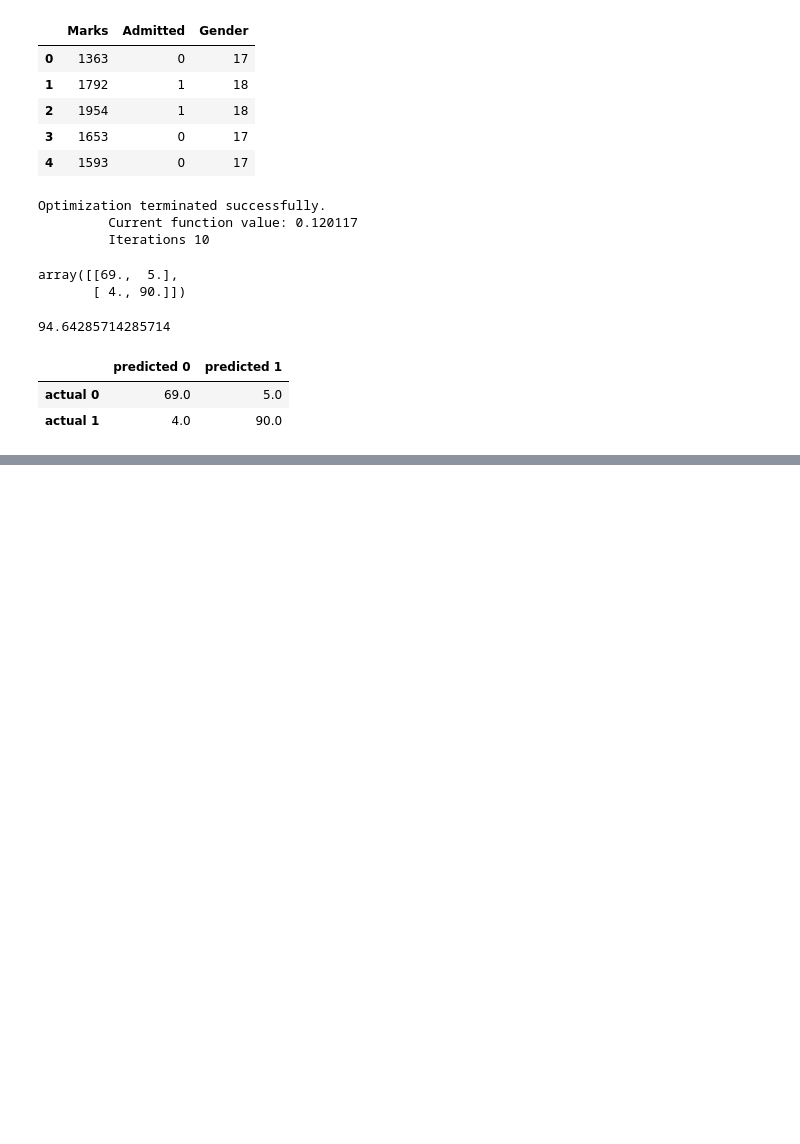
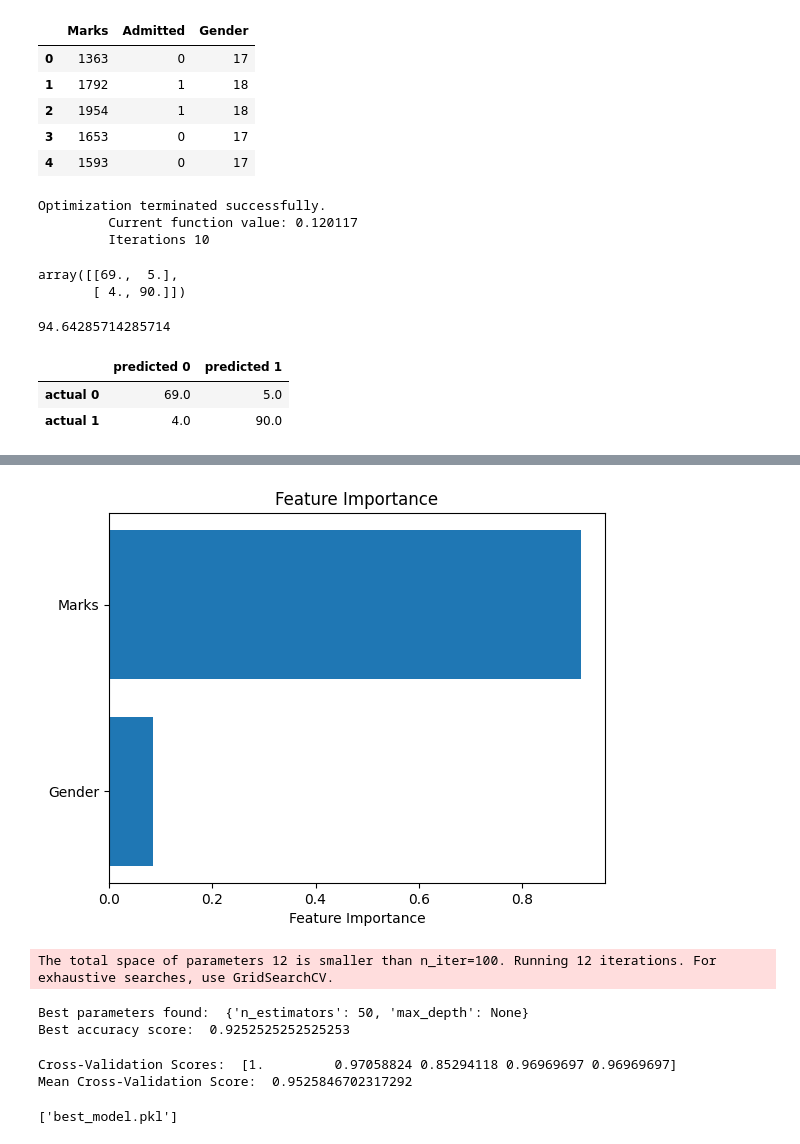
Before and after one commit to Saravanan-20G/Dataset1_Practice, a Jupyter notebook: admission.ipynb, the cells around one changed output, grey strips where cells are left out. Saved outputs shown, nothing was run; the diff lists cells and outputs as text; code cells hidden in the pictures; blank space fills up the shorter version.

```diff
--- a/admission.ipynb
+++ b/admission.ipynb
@@ -253,3 +253,14 @@ Logit Regression Results
 Possibly complete quasi-separation: A fraction 0.27 of observations can be
 perfectly predicted. This might indicate that there is complete
 quasi-separation. In this case some parameters will not be identified.
+# %%
+from sklearn.model_selection import train_test_split
+from sklearn.ensemble import RandomForestClassifier
+
+X = df.drop('Admitted', axis=1)
+y = df['Admitted']
+
+X_train, X_test, y_train, y_test = train_test_split(X, y, test_size=0.2, random_state=42)
+
+model = RandomForestClassifier()
+model.fit(X_train, y_train)
@@ -255,0 +350,41 @@ quasi-separation. In this case some parameters will not be identified.
+# %%
+importances = best_model.feature_importances_
+feature_names = X_train.columns if hasattr(X_train, 'columns') else range(len(importances))
+
+sorted_indices = importances.argsort()
+plt.barh(range(len(importances)), importances[sorted_indices], align='center')
+plt.yticks(range(len(importances)), [feature_names[i] for i in sorted_indices])
+plt.xlabel('Feature Importance')
+plt.title('Feature Importance')
+plt.show()
+# %% [output]
+[figure, added]
+# %%
+from sklearn.model_selection import RandomizedSearchCV
+
+randomized_search = RandomizedSearchCV(estimator=model, param_distributions=param_grid, n_iter=100, cv=3, scoring='accuracy', random_state=42)
+randomized_search.fit(X_train, y_train)
+
+print("Best parameters found: ", randomized_search.best_params_)
+print("Best accuracy score: ", randomized_search.best_score_)
+# %% [output]
+The total space of parameters 12 is smaller than n_iter=100. Running 12 iterations. For exhaustive searches, use GridSearchCV.
+Best parameters found:  {'n_estimators': 50, 'max_depth': None}
+Best accuracy score:  0.9252525252525253
+# %%
+from sklearn.model_selection import cross_val_score
+
+cross_val_scores = cross_val_score(best_model, X, y, cv=5, scoring='accuracy')
+print("Cross-Validation Scores: ", cross_val_scores)
+print("Mean Cross-Validation Score: ", cross_val_scores.mean())
+# %% [output]
+Cross-Validation Scores:  [1.         0.97058824 0.85294118 0.96969697 0.96969697]
+Mean Cross-Validation Score:  0.9525846702317292
+# %%
+import joblib
+
+joblib.dump(best_model, 'best_model.pkl')
+# To load the model
+# best_model = joblib.load('best_model.pkl')
+# %% [output]
+['best_model.pkl']
```
Also changed, not shown: parts of 13 cells of this notebook.
